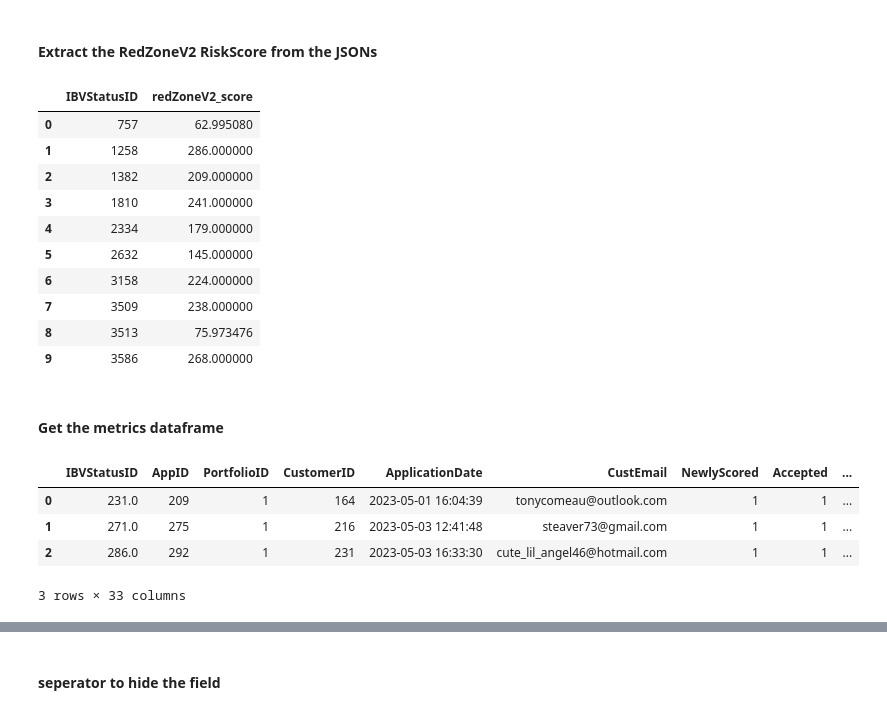
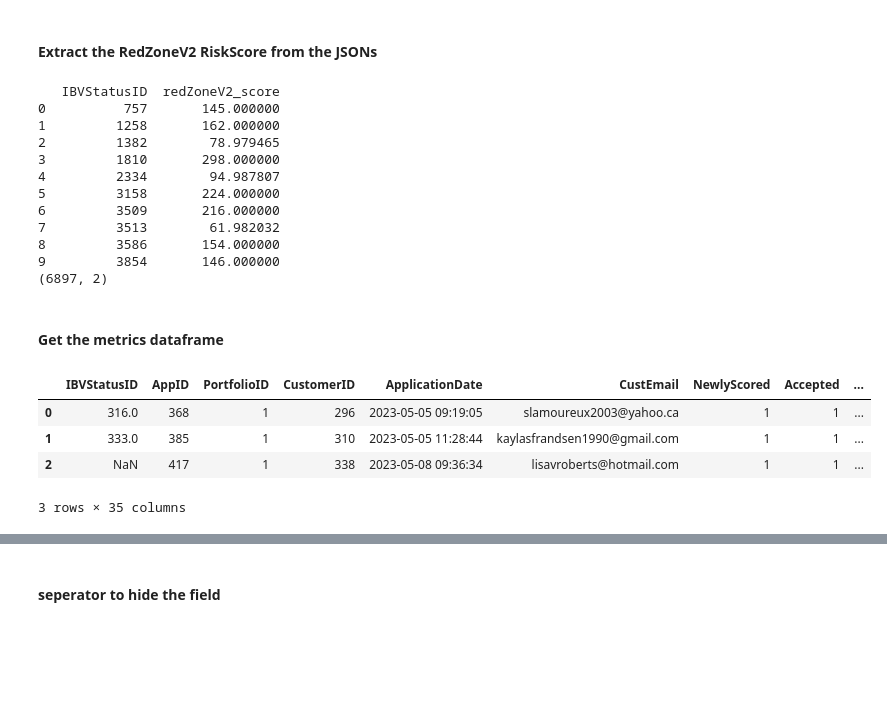
Before and after one commit to Junchen-concord/loonie_bankuity_rerun, a Jupyter notebook: notebooks/rerun_analysis_V0.ipynb, the cells around one changed output, grey strips where cells are left out. Cells and saved outputs as stored; diff of their text form; code cells hidden in the pictures; blank space fills up the shorter version.

```diff
--- a/notebooks/rerun_analysis_V0.ipynb
+++ b/notebooks/rerun_analysis_V0.ipynb
@@ -47,7 +47,7 @@ print(df_rerun.shape)
 # %% [markdown]
 #### Write the ResponseJSONText to Local (CAREFULL TO RUN!!!!!!!)
 # %%
-output_dir = "/Users/starsrain/nov2025_concord/loonie_bankuity_rerun/rerun_output_JSONs"
+output_dir = "/Users/starsrain/nov2025_concord/loonie_bankuity_rerun/rerun_output_JSONs_V2"
 os.makedirs(output_dir, exist_ok=True)
 
 for token, response_text in zip(df_rerun.IBVToken.values, df_rerun.ResponseJSONText.values):
@@ -63,7 +63,7 @@ for token, response_text in zip(df_rerun.IBVToken.values, df_rerun.ResponseJSONT
 # %%
 import re
 
-input_dir = "/Users/starsrain/nov2025_concord/loonie_bankuity_rerun/rerun_output_JSONs"
+input_dir = "/Users/starsrain/nov2025_concord/loonie_bankuity_rerun/rerun_output_JSONs_V2"
 rows = []
 
 for filename in os.listdir(input_dir):
@@ -97,17 +97,18 @@ df_redzone_scores = pd.DataFrame(rows).sort_values("IBVStatusID").reset_index(dr
 print(df_redzone_scores.head(10))
 print(df_redzone_scores.shape)
 # %% [output]
-|  | IBVStatusID | redZoneV2_score |
-| 0 | 757 | 62.995080 |
-| 1 | 1258 | 286.000000 |
-| 2 | 1382 | 209.000000 |
-| 3 | 1810 | 241.000000 |
-| 4 | 2334 | 179.000000 |
-| 5 | 2632 | 145.000000 |
-| 6 | 3158 | 224.000000 |
-| 7 | 3509 | 238.000000 |
-| 8 | 3513 | 75.973476 |
-| 9 | 3586 | 268.000000 |
+   IBVStatusID  redZoneV2_score
+0          757       145.000000
+1         1258       162.000000
+2         1382        78.979465
+3         1810       298.000000
+4         2334        94.987807
+5         3158       224.000000
+6         3509       216.000000
+7         3513        61.982032
+8         3586       154.000000
+9         3854       146.000000
+(6897, 2)
 # %% [markdown]
 #### Get the metrics dataframe
 # %%
@@ -150,7 +151,7 @@ left join LF_LMS_Logs..VW_ApplicationDump VW on A.APPGUID = VW.APPGUID
 --left join [LF_BankData].[dbo].[IBVStatus] as ibvT on ibvT.AccountNumber = A.CustomerSSN
 left join [LF_BankData].[dbo].[IBVStatus] as ibvT on ibvT.ApplicationID = A.Application_ID AND ibvT.PortfolioID= A.PortfolioID
 where A.ApplicationDate>'2023-04-30' and ((CustEmail is null) or  (CustEmail not in ( 'josh@concordadvice.com', 'tiffany.speedyservicing@gmail.com','bobby@speedyservicing.com',
-'and.kom@example.com', 'and.tor020@example.com', 'and.tor050@example.com', 'and.torrc4@example.com',
+'and.kom@example.com', 'and.tor020@example.com', ' and.tor050@example.com', 'and.torrc4@example.com',
 'test@dot818.com', 'test@example.com', 'test@gmail.com', 'test@loanscanada.ca', 'test@test.com', 'test2@test.com',
 'testerqad@gmail.com', 'testik@test.com', 'testteam@dmaassociatescorp.com', 'tiffany.speedyservicing@gmail.com')))
 
@@ -323,7 +324,7 @@ FROM #LoanDefault_Dedup; */
 
 
 drop table if EXISTS #t3
-select A.*, B.FPDFA, B.PaymentStatus
+select A.*, B.FPDFA, B.PaymentStatus, B.is_loan_first_install, B.InstallmentNumber
 into #t3
 from #t2 A
 inner join #LoanDefault_Dedup B on A.LoanID = B.LoanID
@@ -353,40 +354,40 @@ drop table if EXISTS #t4
 select A.Application_ID, A.PortFolioID, A.LoanID, sum(case when P.PaymentStatus = 'D' then P.PaymentAmount else 0 end) as PaidOffPaymentAmount,
 sum(case when P.PaymentStatus = 'R' then 1 else 0 end) as PmtReturn, count(*) as PmtCount
 into #t4
 from #t2 A
 inner join Payment P on A.LoanID = P.LoanID and P.PaymentMode not in ('V','P','T','H','G') and PaymentType in ('I','S','Z','A','X','Q')
                         and P.InstallmentNumber >= 1 and P.PaymentDate <= getdate() and P.PaymentStatus in ('D','R') and P.PaymentAmount>=2.95 and (P.PaymentAmount > P.FeeChargePaid)
 where A.Originated=1
 group by A.Application_ID, A.PortFolioID, A.LoanID
 """
 query2 = """
-SELECT A.*,B.FPDFA, B2.FPDAA,C.PaidOffPaymentAmount, C.PmtCount, C.PmtReturn,CASE
+SELECT A.*,B.FPDFA, B.is_loan_first_install, B.InstallmentNumber, B2.FPDAA, C.PaidOffPaymentAmount, C.PmtCount, C.PmtReturn,CASE
   WHEN A.OriginatedAmount IS NULL THEN 0
   WHEN A.OriginatedAmount = 0 THEN 0.0
   ELSE COALESCE(C.PaidOffPaymentAmount, 0.0)
        / CAST(A.OriginatedAmount AS float)
 END AS Payin,
 case when C.PaidOffPaymentAmount >= A.OriginatedAmount * 1.05 then 1 else 0 end as IsGood
-from #t2 A  -- avg(OriginatedAmount+0.0) as AvgLoanAmount, sum(FPDFA) as FPDFA, sum(FPDFA+0.0)/count(*)*100 as FPDFARate
+from #t2 A
 left join #t11 A1 on A1.Application_ID = A.Application_ID and A1.PortFolioID = A.PortfolioID
 left join #t3 B on A.Application_ID = B.Application_ID and A.PortFolioID = B.PortFolioID
 left join #t31 B2 on A.Application_ID = B2.Application_ID and A.PortFolioID = B2.PortFolioID
 left join #t4 C on A.Application_ID = C.Application_ID and A.PortFolioID = C.PortFolioID
 where A.Originated = 1
 """
 
 with engine.begin() as cnxn:  # same connection + transaction
     cnxn.exec_driver_sql("SET NOCOUNT ON; USE LF_LMSMASTER;")
     cnxn.exec_driver_sql(query1)               # multi-statement OK here
-    df_perf = pd.read_sql(query2, cnxn)        # sees temp tables
+    df_perf_orig = pd.read_sql(query2, cnxn)        # sees temp tables
 # df_perf = pd.read_csv('perf_accept_orig_formodeling_dependentmeasure.csv')
-df_perf = df_perf.rename(columns = {'Application_ID':'AppID'})
-df_perf.AppID = df_perf.AppID.astype(int)
+df_perf_orig = df_perf_orig.rename(columns = {'Application_ID':'AppID'})
+df_perf_orig.AppID = df_perf_orig.AppID.astype(int)
 
-df_perf.head(3)
+df_perf_orig.head(3)
 # %% [output]
 |  | IBVStatusID | AppID | PortfolioID | CustomerID | ApplicationDate | CustEmail | NewlyScored | Accepted | ... |
-| 0 | 231.0 | 209 | 1 | 164 | 2023-05-01 16:04:39 | tonycomeau@outlook.com | 1 | 1 | ... |
-| 1 | 271.0 | 275 | 1 | 216 | 2023-05-03 12:41:48 | steaver73@gmail.com | 1 | 1 | ... |
-| 2 | 286.0 | 292 | 1 | 231 | 2023-05-03 16:33:30 | cute_lil_angel46@hotmail.com | 1 | 1 | ... |
+| 0 | 316.0 | 368 | 1 | 296 | 2023-05-05 09:19:05 | slamoureux2003@yahoo.ca | 1 | 1 | ... |
+| 1 | 333.0 | 385 | 1 | 310 | 2023-05-05 11:28:44 | kaylasfrandsen1990@gmail.com | 1 | 1 | ... |
+| 2 | NaN | 417 | 1 | 338 | 2023-05-08 09:36:34 | lisavroberts@hotmail.com | 1 | 1 | ... |
-3 rows × 33 columns
+3 rows × 35 columns
```
Also changed, not shown: parts of 10 cells of this notebook, 8 other files.
